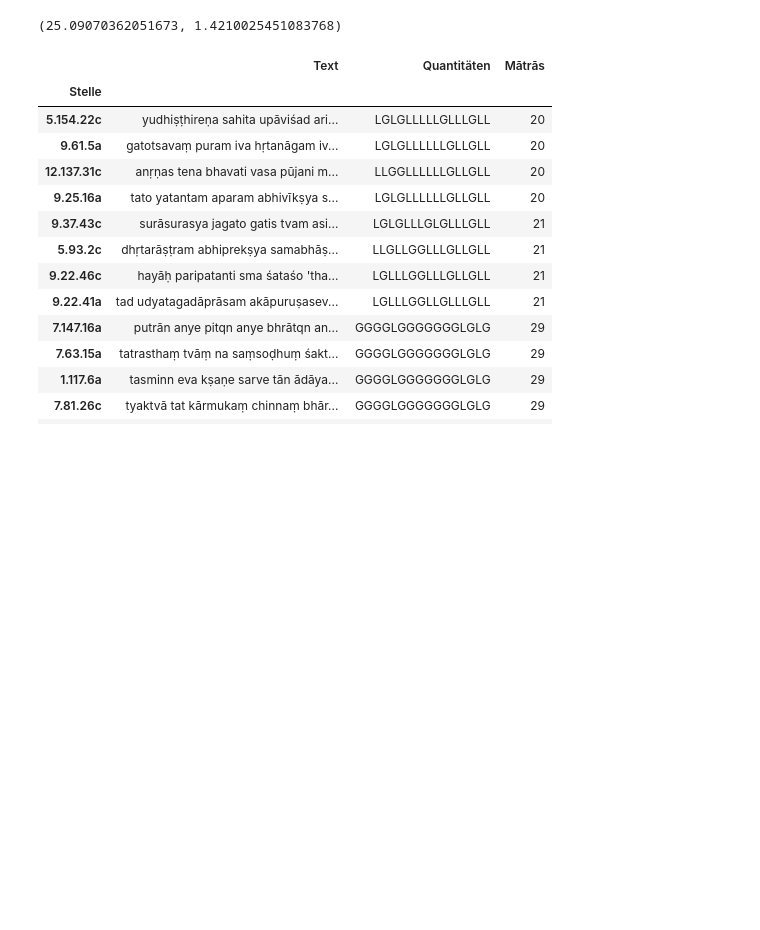
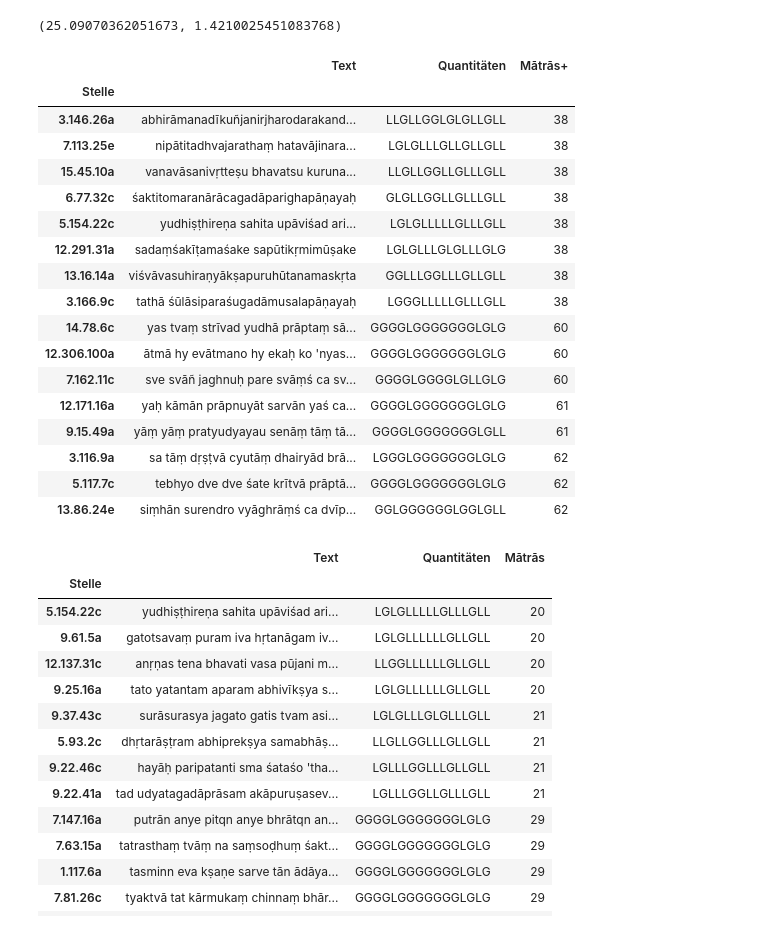
Before and after one commit to kmein/shloka, a Jupyter notebook: statistics.ipynb, the cells around one changed output. Saved outputs shown, nothing was run; the diff lists cells and outputs as text; code cells hidden in the pictures; blank space fills up the shorter version.

```diff
--- a/statistics.ipynb
+++ b/statistics.ipynb
@@ -1068,6 +1074,27 @@ write_figure("morae-count")
 shlokas["Mātrās"].mean(), shlokas["Mātrās"].std()
 # %% [output]
 (25.09070362051673, 1.4210025451083768)
+# %%
+shlokas.sort_values(by="Mātrās+")[["Text", "Quantitäten", "Mātrās+"]].iloc[np.r_[0:8, -8:0]]
+# %% [output]
+|  | Text | Quantitäten | Mātrās+ |
+| Stelle |  |  |  |
+| 3.146.26a | abhirāmanadīkuñjanirjharodarakand... | LLGLLGGLGLGLLGLL | 38 |
+| 7.113.25e | nipātitadhvajarathaṃ hatavājinara... | LGLGLLLGLLGLLGLL | 38 |
+| 15.45.10a | vanavāsanivṛtteṣu bhavatsu kuruna... | LLGLLGGLLGLLLGLL | 38 |
+| 6.77.32c | śaktitomaranārācagadāparighapāṇayaḥ | GLGLLGGLLGLLLGLL | 38 |
+| 5.154.22c | yudhiṣṭhireṇa sahita upāviśad ari... | LGLGLLLLLGLLLGLL | 38 |
+| 12.291.31a | sadaṃśakīṭamaśake sapūtikṛmimūṣake | LGLGLLLGLGLLLGLG | 38 |
+| 13.16.14a | viśvāvasuhiraṇyākṣapuruhūtanamaskṛta | GGLLLGGLLLGLLGLL | 38 |
+| 3.166.9c | tathā śūlāsiparaśugadāmusalapāṇayaḥ | LGGGLLLLLGLLLGLL | 38 |
+| 14.78.6c | yas tvaṃ strīvad yudhā prāptaṃ sā... | GGGGLGGGGGGGLGLG | 60 |
+| 12.306.100a | ātmā hy evātmano hy ekaḥ ko 'nyas... | GGGGLGGGGGGGLGLG | 60 |
+| 7.162.11c | sve svāñ jaghnuḥ pare svāṃś ca sv... | GGGGLGGGGLGLLGLG | 60 |
+| 12.171.16a | yaḥ kāmān prāpnuyāt sarvān yaś ca... | GGGGLGGGGGGGLGLG | 61 |
+| 9.15.49a | yāṃ yāṃ pratyudyayau senāṃ tāṃ tā... | GGGGLGGGGGGGLGLL | 61 |
+| 3.116.9a | sa tāṃ dṛṣṭvā cyutāṃ dhairyād brā... | LGGGLGGGGGGGLGLG | 62 |
+| 5.117.7c | tebhyo dve dve śate krītvā prāptā... | GGGGLGGGGGGGLGLG | 62 |
+| 13.86.24e | siṃhān surendro vyāghrāṃś ca dvīp... | GGLGGGGGGLGGLGLL | 62 |
 # %%
 shlokas.sort_values(by="Mātrās")[["Text", "Quantitäten", "Mātrās"]].iloc[np.r_[0:8, -8:0]]
 # %% [output]
```
Also changed, not shown: parts of 2 cells of this notebook.
